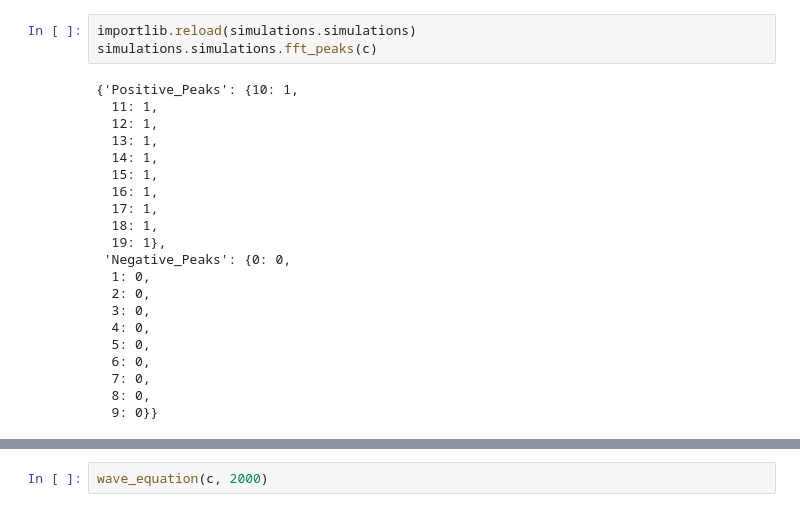
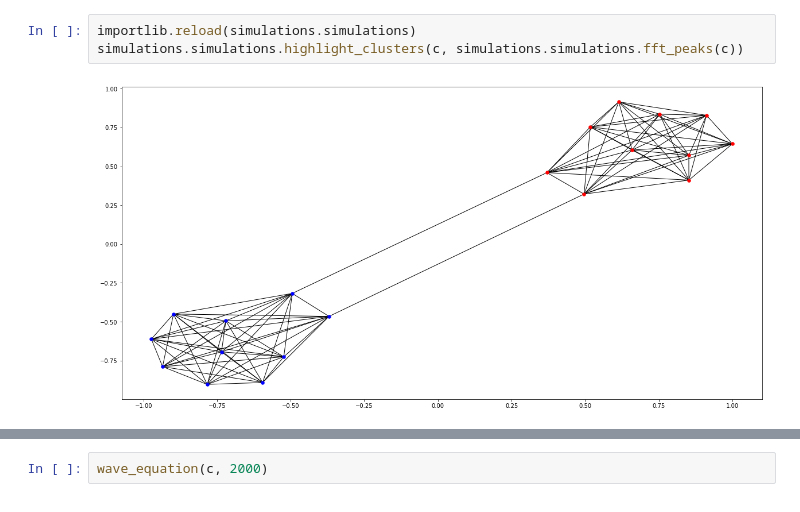
Before and after one commit to brendanshanahan/cnets, a Jupyter notebook: presentation.ipynb, the cells around one changed output, grey strips where cells are left out. Drawn from its saved outputs; the diff is of its cells as text.

Commit message:
Added highlight_clusters function: once, fft_peaks adds some state to our graph class, highlight_clusters can easily just recieve graph as input for printing.

```diff
--- a/presentation.ipynb
+++ b/presentation.ipynb
@@ -58,27 +58,8 @@ plt.show()
 # %%
 importlib.reload(simulations.simulations)
-simulations.simulations.fft_peaks(c)
+simulations.simulations.highlight_clusters(c, simulations.simulations.fft_peaks(c))
 # %% [output]
-{'Positive_Peaks': {10: 1,
-  11: 1,
-  12: 1,
-  13: 1,
-  14: 1,
-  15: 1,
-  16: 1,
-  17: 1,
-  18: 1,
-  19: 1},
- 'Negative_Peaks': {0: 0,
-  1: 0,
-  2: 0,
-  3: 0,
-  4: 0,
-  5: 0,
-  6: 0,
-  7: 0,
-  8: 0,
-  9: 0}}
+[figure, added]
 # %%
 c = GraphClone(nx.cycle_graph(20))
 
```
Also changed, not shown: parts of 14 cells of this notebook, 1 other file.
